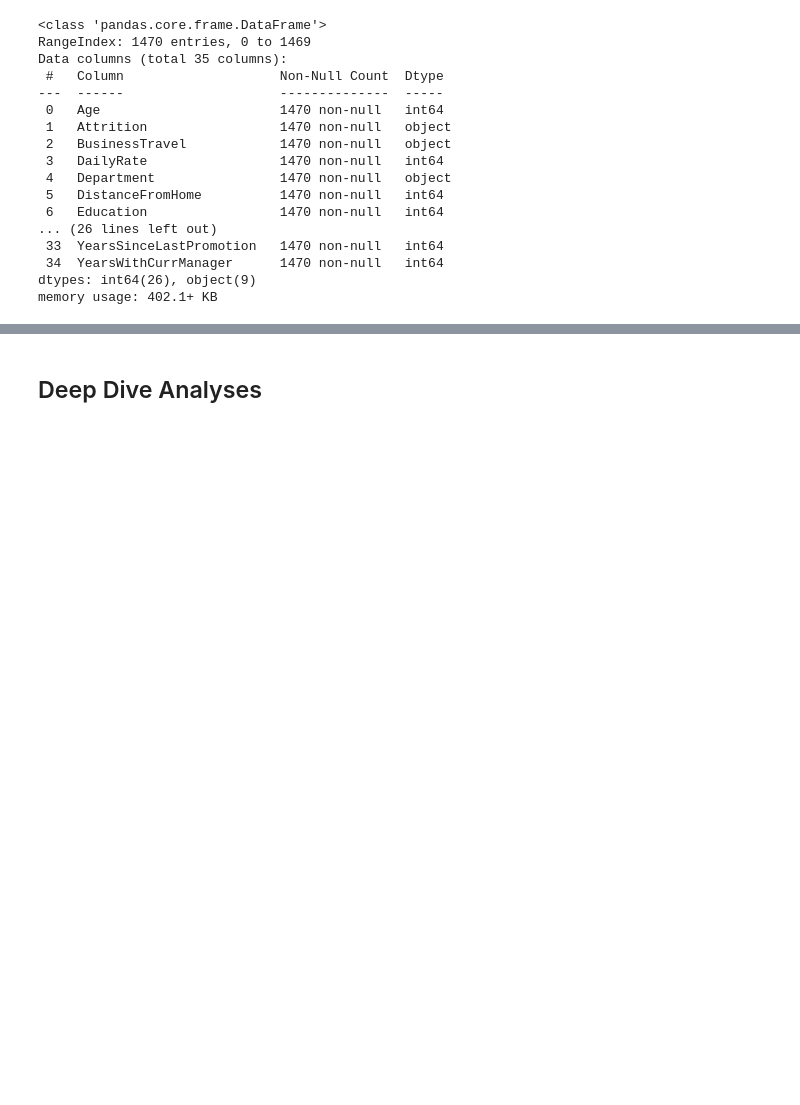
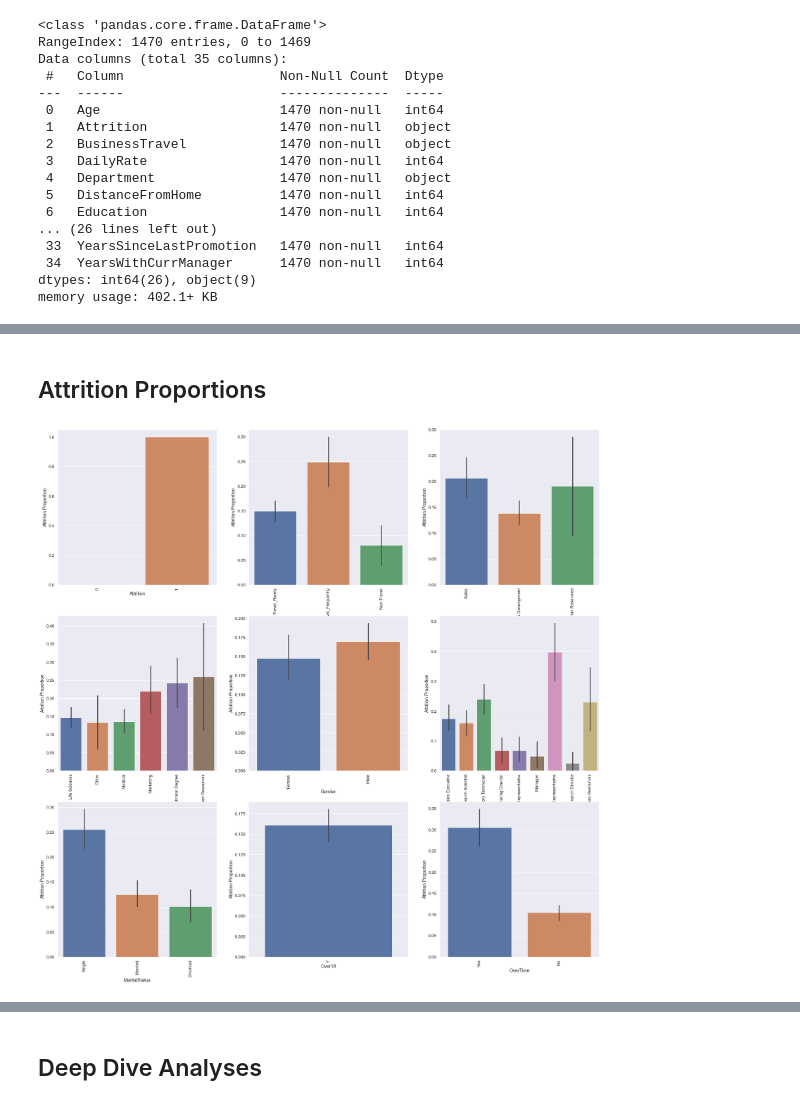
Before and after one commit to nkrajew/hr_attrition_proj, a Jupyter notebook: IBM HR Attrition EDA.ipynb, the cells around one changed output, grey strips where cells are left out. Saved outputs shown, nothing was run; the diff lists cells and outputs as text; code cells hidden in the pictures; blank space fills up the shorter version.

Commit message:
added additional graphs

```diff
--- a/IBM HR Attrition EDA.ipynb
+++ b/IBM HR Attrition EDA.ipynb
@@ -80,0 +68,8 @@ MaritalStatus: ['Single' 'Married' 'Divorced']
+# %%
+# make categorical columns list and print out values
+categorical_col = []
+for column in df.columns:
+    if df[column].dtype == object and len(df[column].unique()) <= 50:
+        categorical_col.append(column)
+        print(f"{column} : {df[column].unique()}")
+        print("====================================")
@@ -80,0 +94,17 @@ MaritalStatus: ['Single' 'Married' 'Divorced']
+# %% [markdown]
+## Attrition Proportions
+# %%
+df2 = df.copy()
+df2['Attrition'] = df2.Attrition.astype("category").cat.codes
+# %%
+sns.set(font_scale=1.2)
+plt.figure(figsize=(30, 30))
+
+for i, column in enumerate(categorical_col, 1):
+    plt.subplot(3, 3, i)
+    g = sns.barplot(x=f"{column}", y='Attrition', data=df2)
+    g.set_xticklabels(g.get_xticklabels(), rotation=90)
+    plt.ylabel('Attrition Proportion')
+    plt.xlabel(f'{column}')
+# %% [output]
+[figure, added]
```
Also changed, not shown: parts of 4 cells of this notebook.
